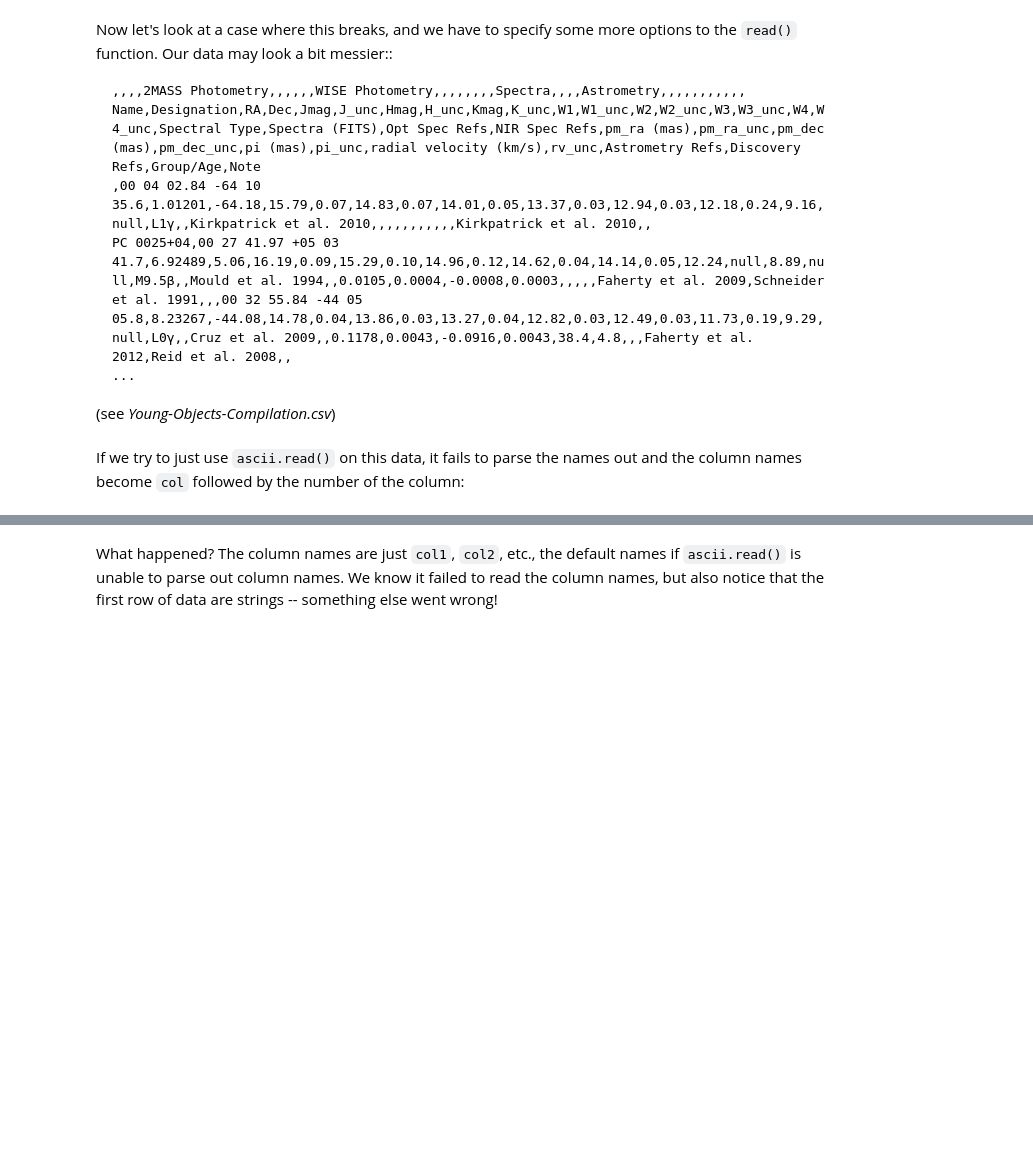
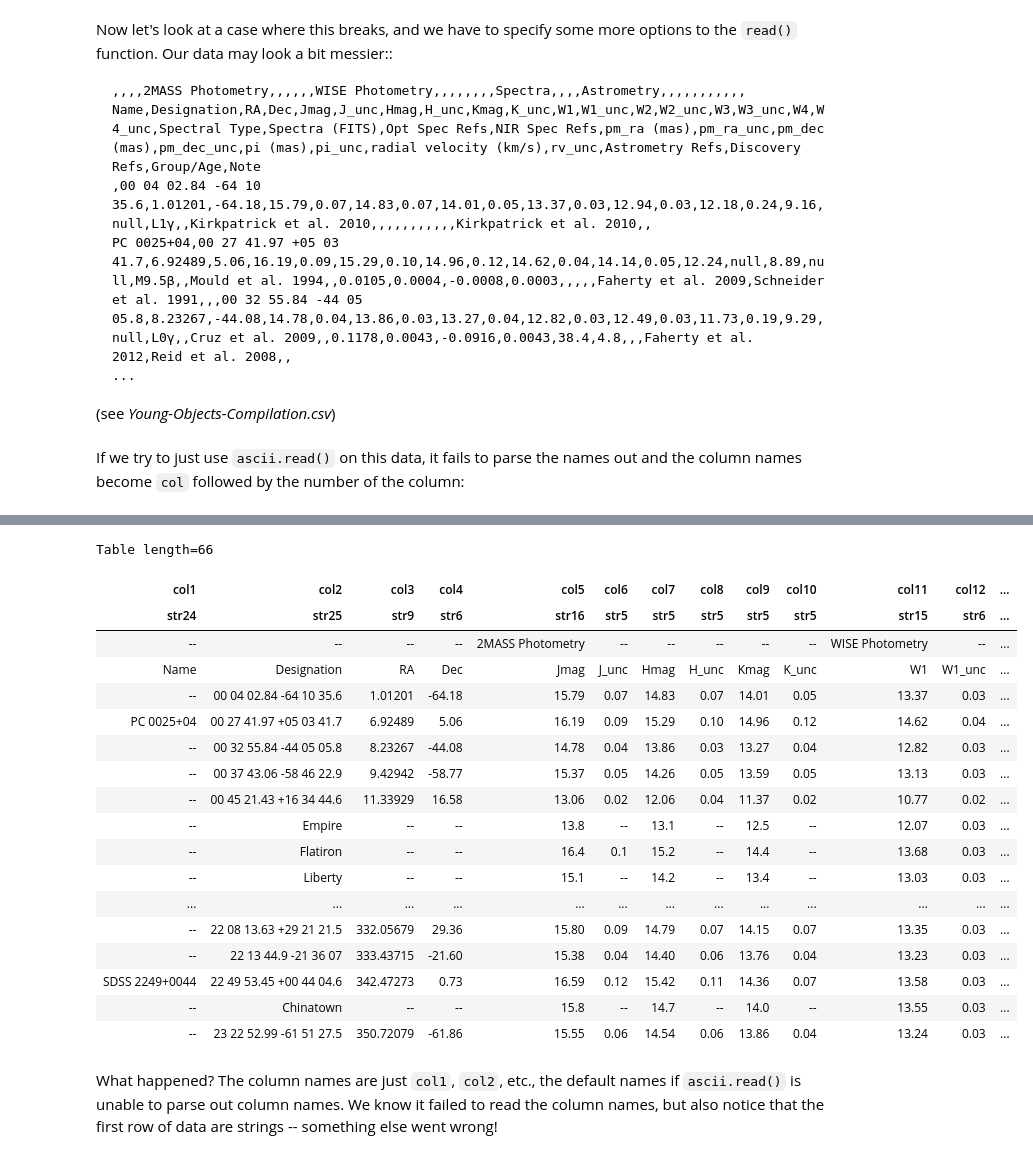
Before and after one commit to ricardogando/astropytutorialsptbr, a Jupyter notebook: plot-catalog.ipynb, the cells around one changed output, grey strips where cells are left out. Saved outputs shown, nothing was run; the diff lists cells and outputs as text; code cells hidden in the pictures; blank space fills up the shorter version.

```diff
--- a/plot-catalog.ipynb
+++ b/plot-catalog.ipynb
@@ -113,3 +177,25 @@ tbl.colnames
+# %%
+tbl
+# %% [output]
+Table length=66
+| col1 | col2 | col3 | col4 | col5 | col6 | col7 | col8 | col9 | col10 | col11 | col12 | ... |
+| str24 | str25 | str9 | str6 | str16 | str5 | str5 | str5 | str5 | str5 | str15 | str6 | ... |
+| -- | -- | -- | -- | 2MASS Photometry | -- | -- | -- | -- | -- | WISE Photometry | -- | ... |
+| Name | Designation | RA | Dec | Jmag | J_unc | Hmag | H_unc | Kmag | K_unc | W1 | W1_unc | ... |
+| -- | 00 04 02.84 -64 10 35.6 | 1.01201 | -64.18 | 15.79 | 0.07 | 14.83 | 0.07 | 14.01 | 0.05 | 13.37 | 0.03 | ... |
+| PC 0025+04 | 00 27 41.97 +05 03 41.7 | 6.92489 | 5.06 | 16.19 | 0.09 | 15.29 | 0.10 | 14.96 | 0.12 | 14.62 | 0.04 | ... |
+| -- | 00 32 55.84 -44 05 05.8 | 8.23267 | -44.08 | 14.78 | 0.04 | 13.86 | 0.03 | 13.27 | 0.04 | 12.82 | 0.03 | ... |
+| -- | 00 37 43.06 -58 46 22.9 | 9.42942 | -58.77 | 15.37 | 0.05 | 14.26 | 0.05 | 13.59 | 0.05 | 13.13 | 0.03 | ... |
+| -- | 00 45 21.43 +16 34 44.6 | 11.33929 | 16.58 | 13.06 | 0.02 | 12.06 | 0.04 | 11.37 | 0.02 | 10.77 | 0.02 | ... |
+| -- | Empire | -- | -- | 13.8 | -- | 13.1 | -- | 12.5 | -- | 12.07 | 0.03 | ... |
+| -- | Flatiron | -- | -- | 16.4 | 0.1 | 15.2 | -- | 14.4 | -- | 13.68 | 0.03 | ... |
+| -- | Liberty | -- | -- | 15.1 | -- | 14.2 | -- | 13.4 | -- | 13.03 | 0.03 | ... |
+| ... | ... | ... | ... | ... | ... | ... | ... | ... | ... | ... | ... | ... |
+| -- | 22 08 13.63 +29 21 21.5 | 332.05679 | 29.36 | 15.80 | 0.09 | 14.79 | 0.07 | 14.15 | 0.07 | 13.35 | 0.03 | ... |
+| -- | 22 13 44.9 -21 36 07 | 333.43715 | -21.60 | 15.38 | 0.04 | 14.40 | 0.06 | 13.76 | 0.04 | 13.23 | 0.03 | ... |
+| SDSS 2249+0044 | 22 49 53.45 +00 44 04.6 | 342.47273 | 0.73 | 16.59 | 0.12 | 15.42 | 0.11 | 14.36 | 0.07 | 13.58 | 0.03 | ... |
+| -- | Chinatown | -- | -- | 15.8 | -- | 14.7 | -- | 14.0 | -- | 13.55 | 0.03 | ... |
+| -- | 23 22 52.99 -61 51 27.5 | 350.72079 | -61.86 | 15.55 | 0.06 | 14.54 | 0.06 | 13.86 | 0.04 | 13.24 | 0.03 | ... |
 # %% [markdown]
 What happened? The column names are just `col1`, `col2`, etc., the
 default names if `ascii.read()` is unable to parse out column
```
Also changed, not shown: parts of 16 cells of this notebook.
